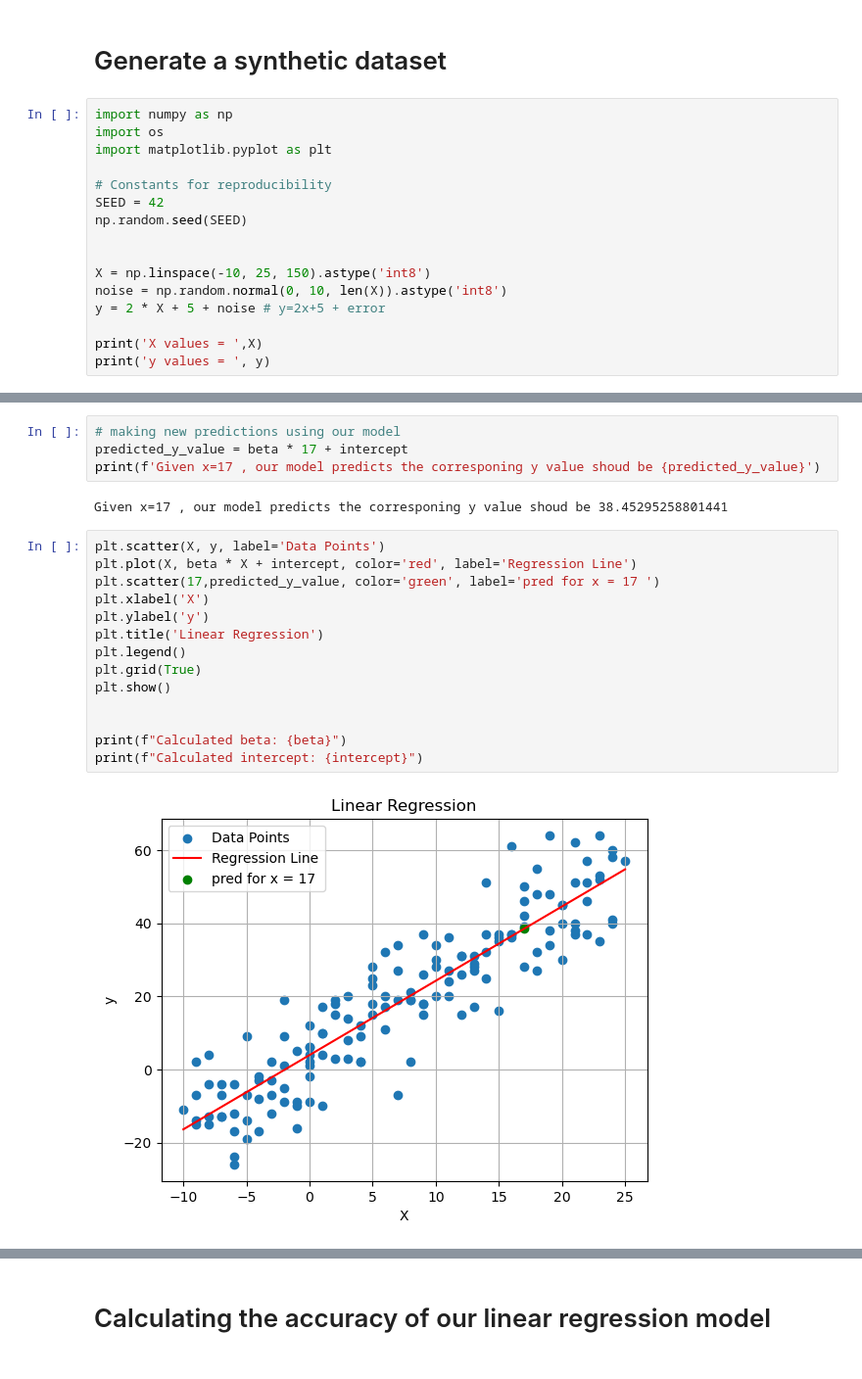
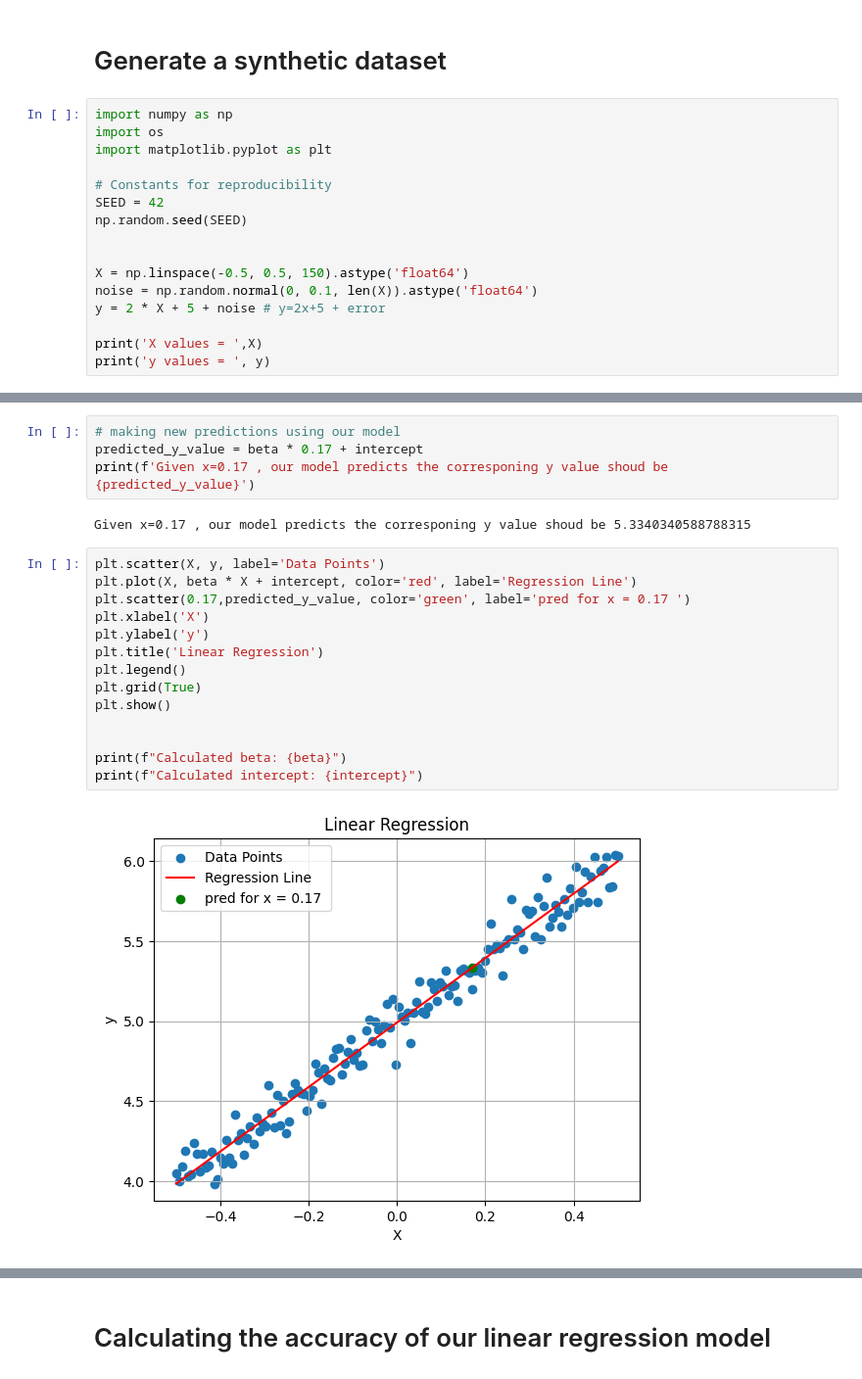
Before and after one commit to gizatechxyz/Giza-Hub, a Jupyter notebook: verifiable_linear_regression_model/notebooks/verifiable_simple_linear_regression_model.ipynb, the cells around one changed output, grey strips where cells are left out. Shown: that part at 98% size. Cells and saved outputs as stored; diff of their text form.

```diff
--- a/verifiable_linear_regression_model/notebooks/verifiable_simple_linear_regression_model.ipynb
+++ b/verifiable_linear_regression_model/notebooks/verifiable_simple_linear_regression_model.ipynb
@@ -18,8 +18,8 @@ SEED = 42
 np.random.seed(SEED)
 
 
-X = np.linspace(-10, 25, 150).astype('int8')
-noise = np.random.normal(0, 10, len(X)).astype('int8')
+X = np.linspace(-0.5, 0.5, 150).astype('float64')
+noise = np.random.normal(0, 0.1, len(X)).astype('float64')
 y = 2 * X + 5 + noise # y=2x+5 + error
 
 print('X values = ',X)
@@ -88,22 +87,22 @@ The y intercept of our regression line: 3.916899671448352
 # %%
 # making new predictions using our model
-predicted_y_value = beta * 17 + intercept
-print(f'Given x=17 , our model predicts the corresponing y value shoud be {predicted_y_value}')
+predicted_y_value = beta * 0.17 + intercept
+print(f'Given x=0.17 , our model predicts the corresponing y value shoud be {predicted_y_value}')
 # %% [output]
-Given x=17 , our model predicts the corresponing y value shoud be 38.45295258801441
+Given x=0.17 , our model predicts the corresponing y value shoud be 5.3340340588788315
 # %%
 plt.scatter(X, y, label='Data Points')
 plt.plot(X, beta * X + intercept, color='red', label='Regression Line')
-plt.scatter(17,predicted_y_value, color='green', label='pred for x = 17 ')
+plt.scatter(0.17,predicted_y_value, color='green', label='pred for x = 0.17 ')
 plt.xlabel('X')
 plt.ylabel('y')
 plt.title('Linear Regression')
 plt.legend()
 plt.grid(True)
 plt.show()
 
 
 print(f"Calculated beta: {beta}")
 print(f"Calculated intercept: {intercept}")
 # %% [output]
-[figure, old version]
+[figure, new version]
```
Also changed, not shown: parts of 9 cells of this notebook, 6 other files.
